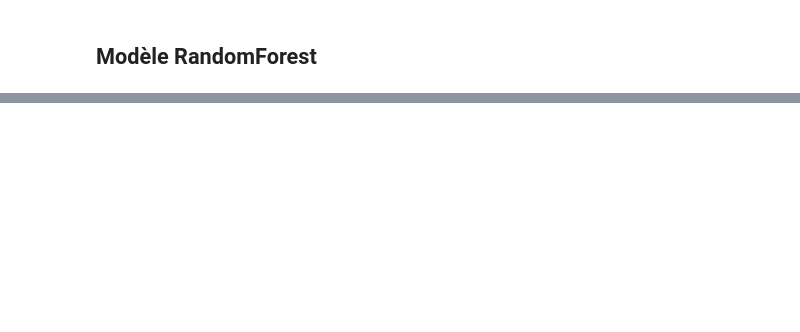
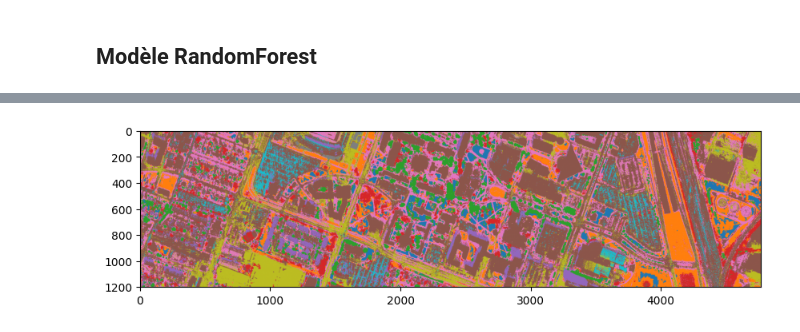
Before and after one commit to eliiks/godet_buche_lambert_challenge_apprentissage_auto, a Jupyter notebook: projet.ipynb, the cells around one changed output, grey strips where cells are left out. Saved outputs shown, nothing was run; the diff lists cells and outputs as text; code cells hidden in the pictures; blank space fills up the shorter version.

```diff
--- a/projet.ipynb
+++ b/projet.ipynb
@@ -188,0 +210,6 @@ On observe que la classe 6 est celle qui apparait le plus de fois dans les pixel
+# %%
+# _ = pipe.fit(train_X[:, :5], train_y)
+_ = pipe.fit(train_X, train_y)
+# %%
+# log_reg_predict = pipe.predict(challenge_X[:, :5])
+log_reg_predict = pipe.predict(challenge_X)
@@ -220,0 +292,6 @@ plt.show()
+# %%
+plt.figure(figsize=(10,15))
+plt.imshow(viz_label_img(log_reg_predict_reshape))
+plt.show()
+# %% [output]
+[figure, added]
```
Also changed, not shown: parts of 29 cells of this notebook.
